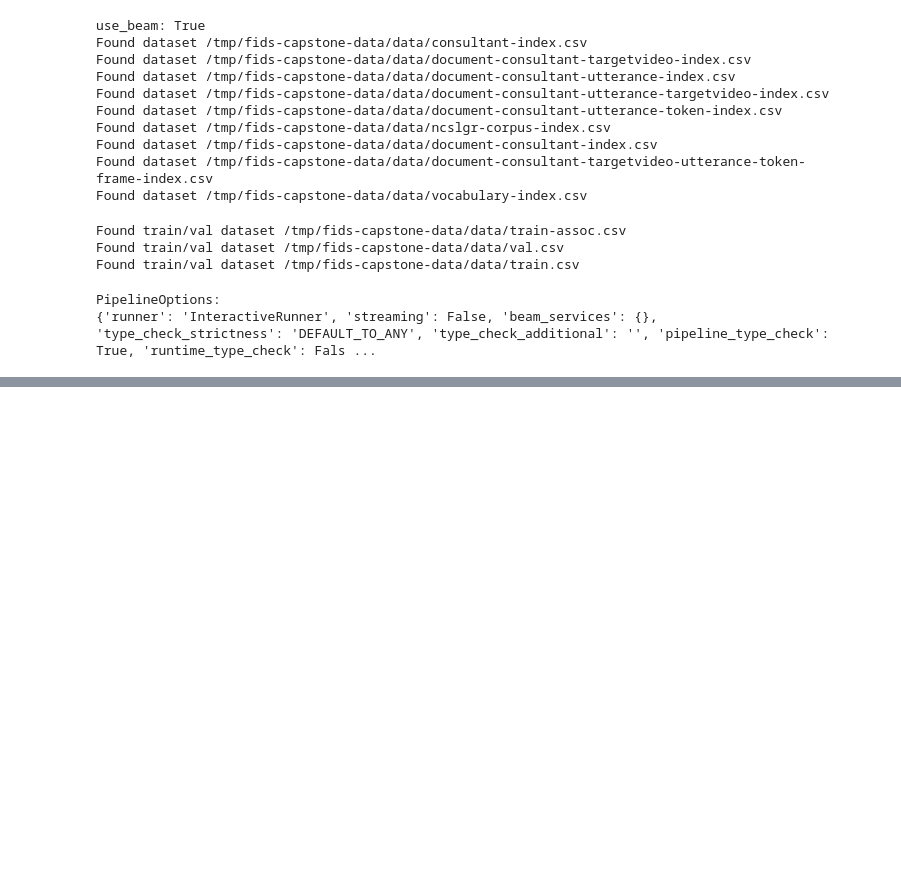
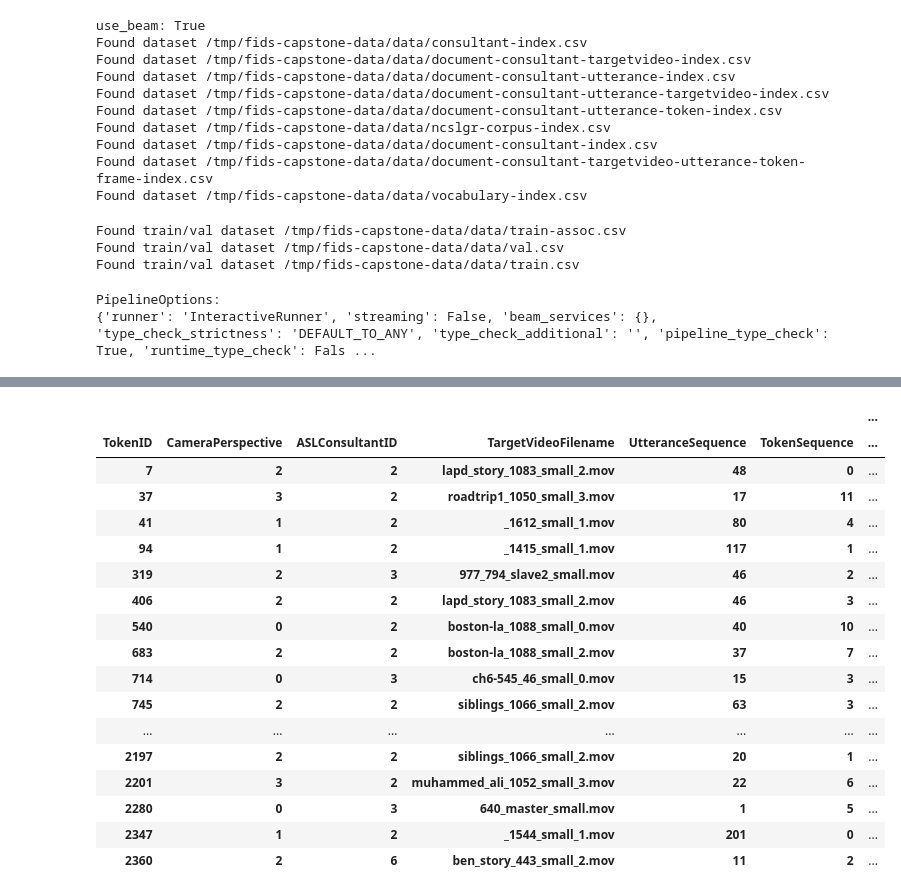
Before and after one commit to sacontreras/fids-capstone-asl-translation, a Jupyter notebook: training_investigation.ipynb, the cells around one changed output, grey strips where cells are left out. Cells and saved outputs as stored; diff of their text form; code cells hidden in the pictures; blank space fills up the shorter version.

```diff
--- a/training_investigation.ipynb
+++ b/training_investigation.ipynb
@@ -198,0 +330,2 @@ df_train_frame_sequences_index
+# %%
+df_train_frame_sequences_index__sample__with_frame_tensors = ib.collect(train_frame_sequences_index__sample__with_frame_tensors)
@@ -198,0 +334,26 @@ df_train_frame_sequences_index
+# %%
+df_train_frame_sequences_index__sample__with_frame_tensors.columns = fidscs_globals.SCHEMA_COL_NAMES__TRAIN_OR_VAL_INDEX + ['FrameTensor']
+df_train_frame_sequences_index__sample__with_frame_tensors.set_index(fidscs_globals.SCHEMA_PK__TRAIN_OR_VAL_INDEX, inplace=True)
+df_train_frame_sequences_index__sample__with_frame_tensors.sort_values(axis=0, by=[fidscs_globals.SCHEMA_COL_NAMES__TRAIN_OR_VAL_INDEX[6]], ignore_index=False, inplace=True)
+df_train_frame_sequences_index__sample__with_frame_tensors.sort_index(inplace=True)
+
+df_train_frame_sequences_index__sample__with_frame_tensors
+# %% [output]
+|  |  |  |  |  |  | ... |
+| TokenID | CameraPerspective | ASLConsultantID | TargetVideoFilename | UtteranceSequence | TokenSequence | ... |
+| 7 | 2 | 2 | lapd_story_1083_small_2.mov | 48 | 0 | ... |
+| 37 | 3 | 2 | roadtrip1_1050_small_3.mov | 17 | 11 | ... |
+| 41 | 1 | 2 | _1612_small_1.mov | 80 | 4 | ... |
+| 94 | 1 | 2 | _1415_small_1.mov | 117 | 1 | ... |
+| 319 | 2 | 3 | 977_794_slave2_small.mov | 46 | 2 | ... |
+| 406 | 2 | 2 | lapd_story_1083_small_2.mov | 46 | 3 | ... |
+| 540 | 0 | 2 | boston-la_1088_small_0.mov | 40 | 10 | ... |
+| 683 | 2 | 2 | boston-la_1088_small_2.mov | 37 | 7 | ... |
+| 714 | 0 | 3 | ch6-545_46_small_0.mov | 15 | 3 | ... |
+| 745 | 2 | 2 | siblings_1066_small_2.mov | 63 | 3 | ... |
+| ... | ... | ... | ... | ... | ... | ... |
+| 2197 | 2 | 2 | siblings_1066_small_2.mov | 20 | 1 | ... |
+| 2201 | 3 | 2 | muhammed_ali_1052_small_3.mov | 22 | 6 | ... |
+| 2280 | 0 | 3 | 640_master_small.mov | 1 | 5 | ... |
+| 2347 | 1 | 2 | _1544_small_1.mov | 201 | 0 | ... |
+| 2360 | 2 | 6 | ben_story_443_small_2.mov | 11 | 2 | ... |
```
Also changed, not shown: parts of 13 cells of this notebook.
